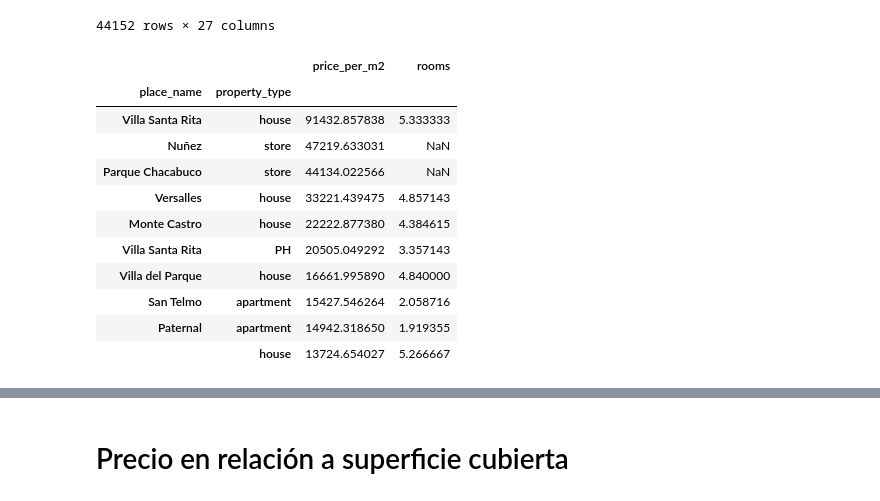
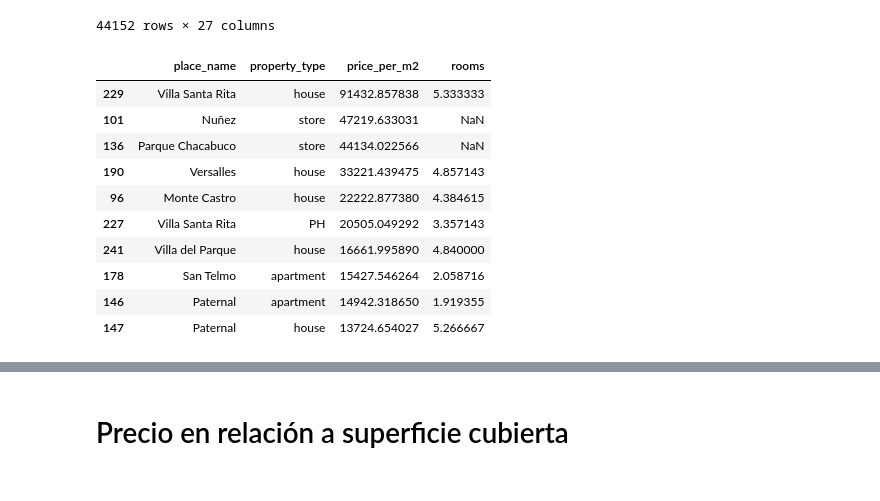
Before and after one commit to NicoGallegos/tpdatos, a Jupyter notebook: TP 1.ipynb, the cells around one changed output, grey strips where cells are left out. Cells and saved outputs as stored; diff of their text form; code cells hidden in the pictures.

```diff
--- a/TP 1.ipynb
+++ b/TP 1.ipynb
@@ -182,18 +182,17 @@ datosCapital.sort_values('price_per_m2', ascending=False)
 44152 rows × 27 columns
 # %%
 datosCapitalByM2 = datosCapital.groupby(['place_name','property_type']).mean()
-datosCapitalByM2 = datosCapitalByM2[['price_per_m2', 'rooms']]
+datosCapitalByM2 = datosCapitalByM2[['price_per_m2', 'rooms']].reset_index()
 datosCapitalByM2.sort_values('price_per_m2', ascending=False).head(10)
 # %% [output]
-|  |  | price_per_m2 | rooms |
-| place_name | property_type |  |  |
-| Villa Santa Rita | house | 91432.857838 | 5.333333 |
-| Nuñez | store | 47219.633031 | NaN |
-| Parque Chacabuco | store | 44134.022566 | NaN |
-| Versalles | house | 33221.439475 | 4.857143 |
-| Monte Castro | house | 22222.877380 | 4.384615 |
-| Villa Santa Rita | PH | 20505.049292 | 3.357143 |
-| Villa del Parque | house | 16661.995890 | 4.840000 |
-| San Telmo | apartment | 15427.546264 | 2.058716 |
-| Paternal | apartment | 14942.318650 | 1.919355 |
-|  | house | 13724.654027 | 5.266667 |
+|  | place_name | property_type | price_per_m2 | rooms |
+| 229 | Villa Santa Rita | house | 91432.857838 | 5.333333 |
+| 101 | Nuñez | store | 47219.633031 | NaN |
+| 136 | Parque Chacabuco | store | 44134.022566 | NaN |
+| 190 | Versalles | house | 33221.439475 | 4.857143 |
+| 96 | Monte Castro | house | 22222.877380 | 4.384615 |
+| 227 | Villa Santa Rita | PH | 20505.049292 | 3.357143 |
+| 241 | Villa del Parque | house | 16661.995890 | 4.840000 |
+| 178 | San Telmo | apartment | 15427.546264 | 2.058716 |
+| 146 | Paternal | apartment | 14942.318650 | 1.919355 |
+| 147 | Paternal | house | 13724.654027 | 5.266667 |
```
Also changed, not shown: parts of 11 cells of this notebook.
